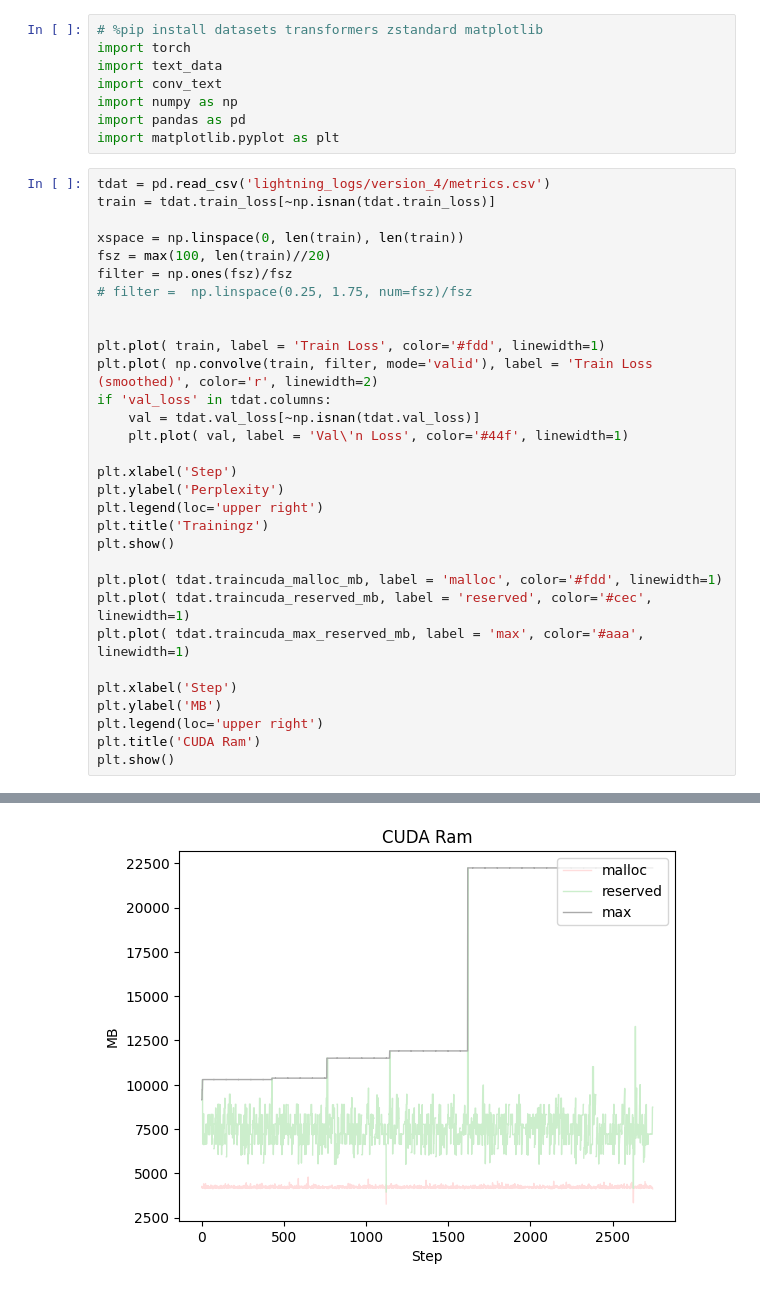
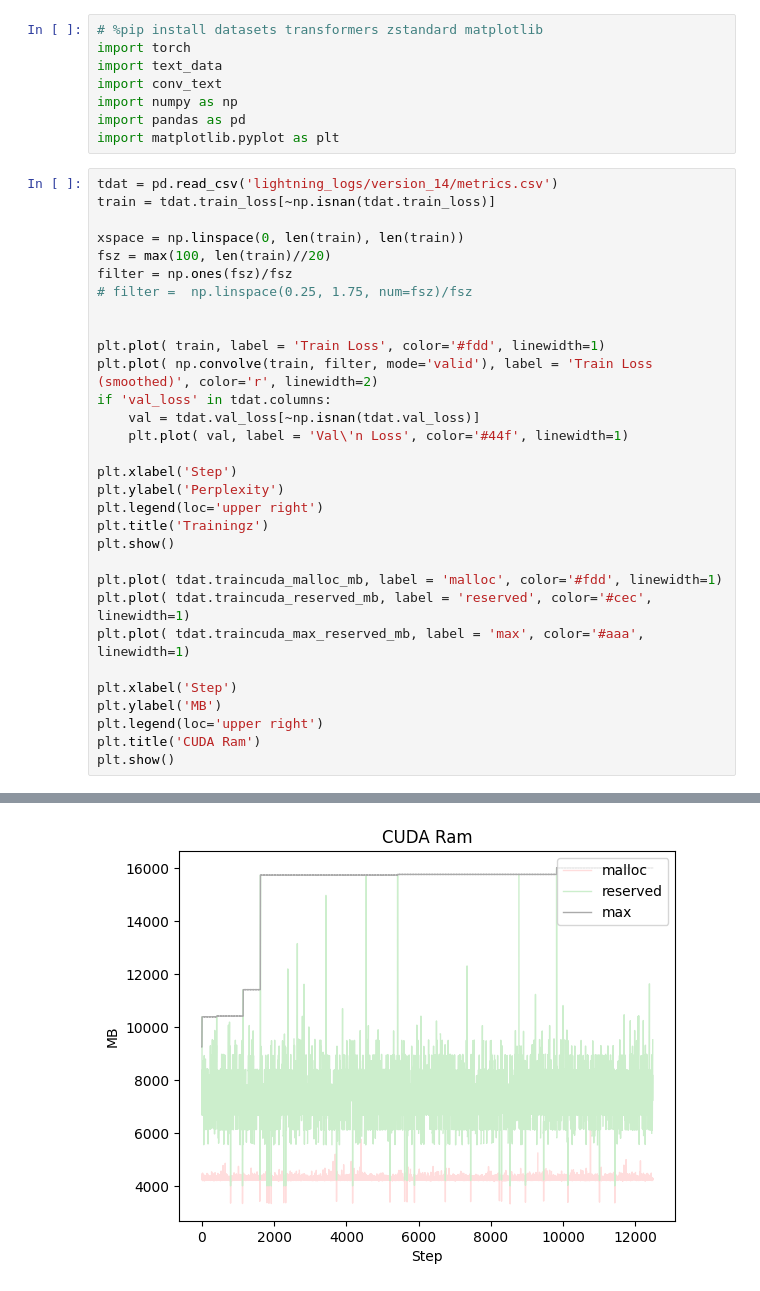
Before and after one commit to kmapb/microlm, a Jupyter notebook: Conv_Text.ipynb, the cells around one changed output, grey strips where cells are left out. Saved outputs shown, nothing was run; the diff lists cells and outputs as text.

```diff
--- a/Conv_Text.ipynb
+++ b/Conv_Text.ipynb
@@ -11,7 +11,7 @@ import numpy as np
 import pandas as pd
 import matplotlib.pyplot as plt
 # %%
-tdat = pd.read_csv('lightning_logs/version_4/metrics.csv')
+tdat = pd.read_csv('lightning_logs/version_14/metrics.csv')
 train = tdat.train_loss[~np.isnan(tdat.train_loss)]
 
 xspace = np.linspace(0, len(train), len(train))
@@ -46,4 +46,4 @@ plt.show()
-[figure, old version]
+[figure, new version]
 # %%
 np.mean(tdat.train_loss[-100:])
 # %% [output]
```
Also changed, not shown: parts of 5 cells of this notebook, 3 other files.
